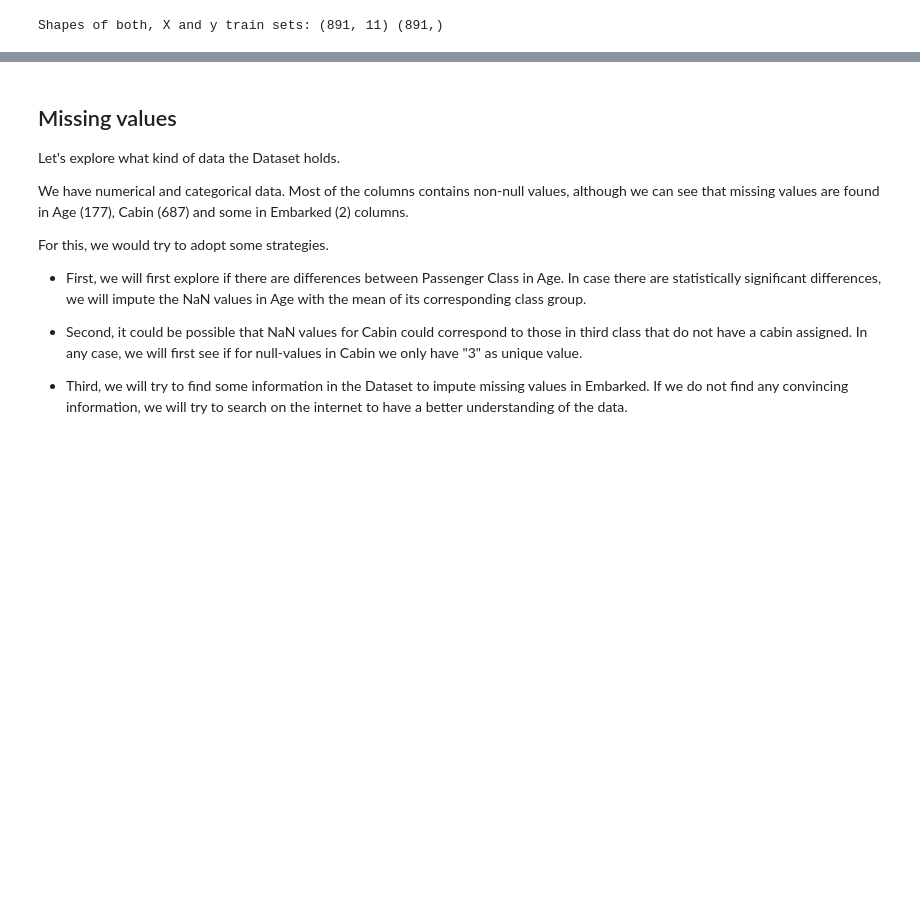
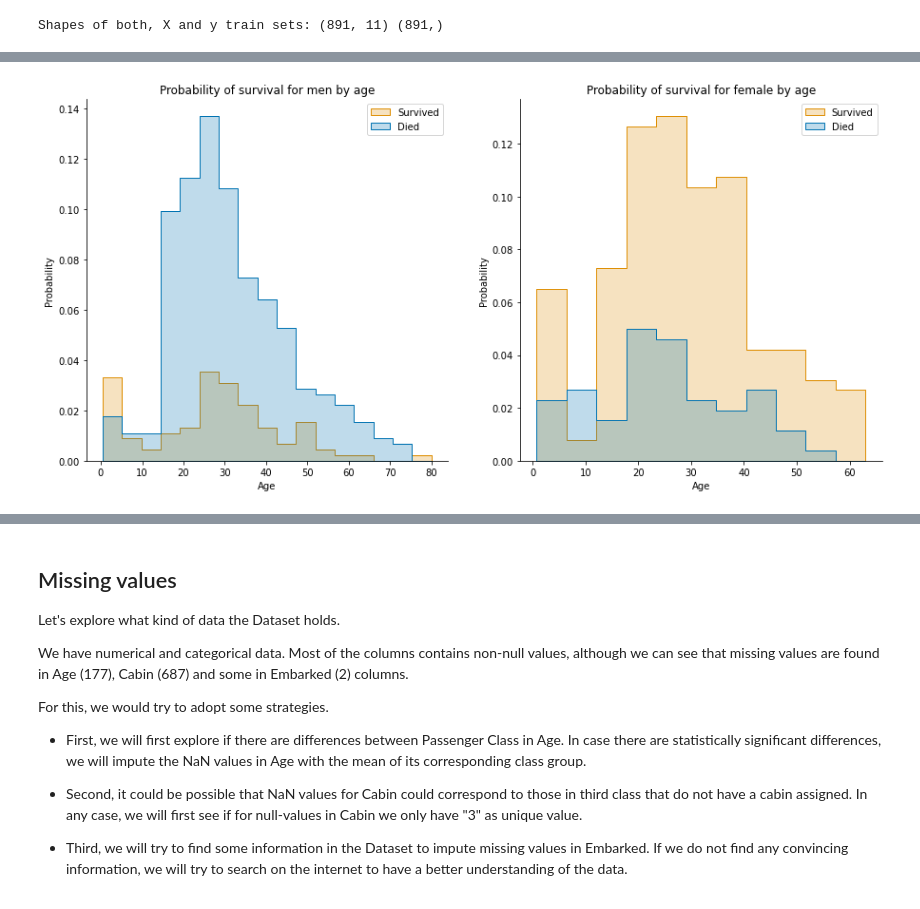
Before and after one commit to sbmoyano/data_science_projects, a Jupyter notebook: kaggle_titanic_competition/kaggle_titanic_competition_classification.ipynb, the cells around one changed output, grey strips where cells are left out. Saved outputs shown, nothing was run; the diff lists cells and outputs as text; code cells hidden in the pictures; blank space fills up the shorter version.

```diff
--- a/kaggle_titanic_competition/kaggle_titanic_competition_classification.ipynb
+++ b/kaggle_titanic_competition/kaggle_titanic_competition_classification.ipynb
@@ -95,0 +107,11 @@ Shapes of both, X and y train sets: (891, 11) (891,)
+# %%
+fig, ax = plt.subplots(1, 2, figsize=(15, 7))
+sns.histplot(data=train.loc[train['Sex'] == 'male'], x='Age', hue='Survived', stat='probability', palette='colorblind', element='step', ax=ax[0])
+sns.histplot(data=train.loc[train['Sex'] == 'female'], x='Age', hue='Survived', stat='probability', palette='colorblind', element='step', ax=ax[1])
+ax[0].legend(labels=['Survived', 'Died'])
+ax[0].set_title('Probability of survival for men by age')
+ax[1].legend(labels=['Survived', 'Died'])
+ax[1].set_title('Probability of survival for female by age')
+sns.despine()
+# %% [output]
+[figure, added]
```
Also changed, not shown: parts of 42 cells of this notebook.
